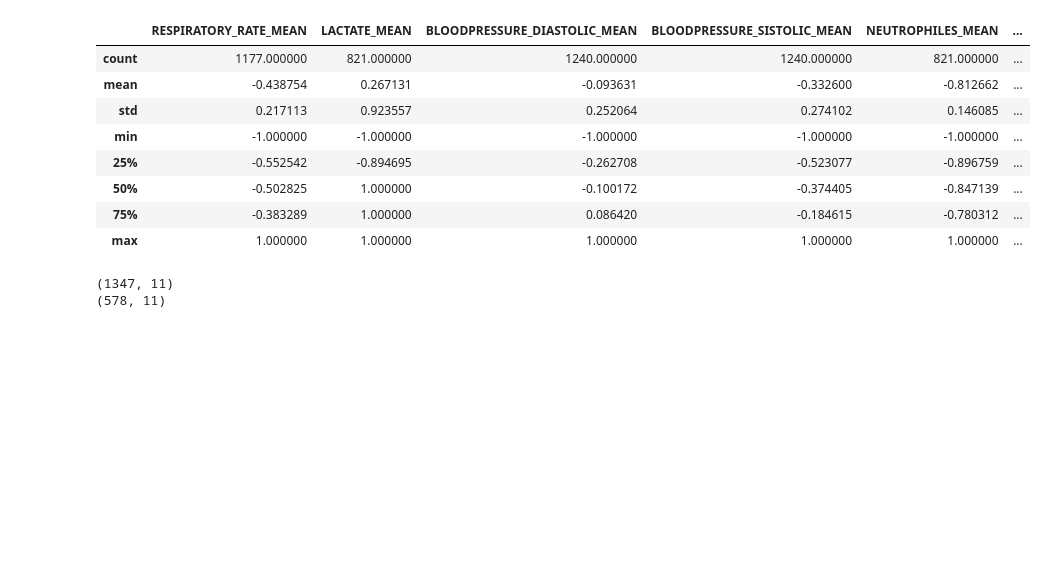
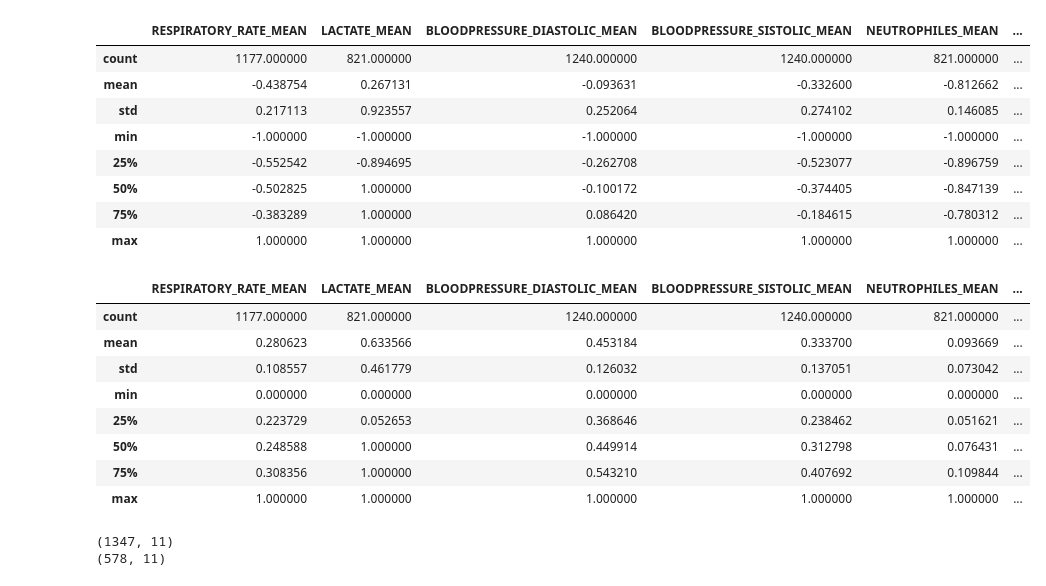
Before and after one commit to lemonhhh/Clinic_Test_Data_Software, a Jupyter notebook: model/Untitled.ipynb, the cells around one changed output. Saved outputs shown, nothing was run; the diff lists cells and outputs as text; code cells hidden in the pictures; blank space fills up the shorter version.

```diff
--- a/model/Untitled.ipynb
+++ b/model/Untitled.ipynb
@@ -75,6 +43,20 @@ data_x.describe()
 | 50% | -0.502825 | 1.000000 | -0.100172 | -0.374405 | -0.847139 | ... |
 | 75% | -0.383289 | 1.000000 | 0.086420 | -0.184615 | -0.780312 | ... |
 | max | 1.000000 | 1.000000 | 1.000000 | 1.000000 | 1.000000 | ... |
+# %%
+data_x_1 = data_x + 1
+data_x_2 = data_x_1 * 0.5
+data_x_2.describe()
+# %% [output]
+|  | RESPIRATORY_RATE_MEAN | LACTATE_MEAN | BLOODPRESSURE_DIASTOLIC_MEAN | BLOODPRESSURE_SISTOLIC_MEAN | NEUTROPHILES_MEAN | ... |
+| count | 1177.000000 | 821.000000 | 1240.000000 | 1240.000000 | 821.000000 | ... |
+| mean | 0.280623 | 0.633566 | 0.453184 | 0.333700 | 0.093669 | ... |
+| std | 0.108557 | 0.461779 | 0.126032 | 0.137051 | 0.073042 | ... |
+| min | 0.000000 | 0.000000 | 0.000000 | 0.000000 | 0.000000 | ... |
+| 25% | 0.223729 | 0.052653 | 0.368646 | 0.238462 | 0.051621 | ... |
+| 50% | 0.248588 | 1.000000 | 0.449914 | 0.312798 | 0.076431 | ... |
+| 75% | 0.308356 | 1.000000 | 0.543210 | 0.407692 | 0.109844 | ... |
+| max | 1.000000 | 1.000000 | 1.000000 | 1.000000 | 1.000000 | ... |
 # %%
 Xtrain,Xtest,Ytrain,Ytest = train_test_split(data_x,data_y,test_size=0.3,random_state=111)
 # %%
```
Also changed, not shown: parts of 3 cells of this notebook, 36 other files.
